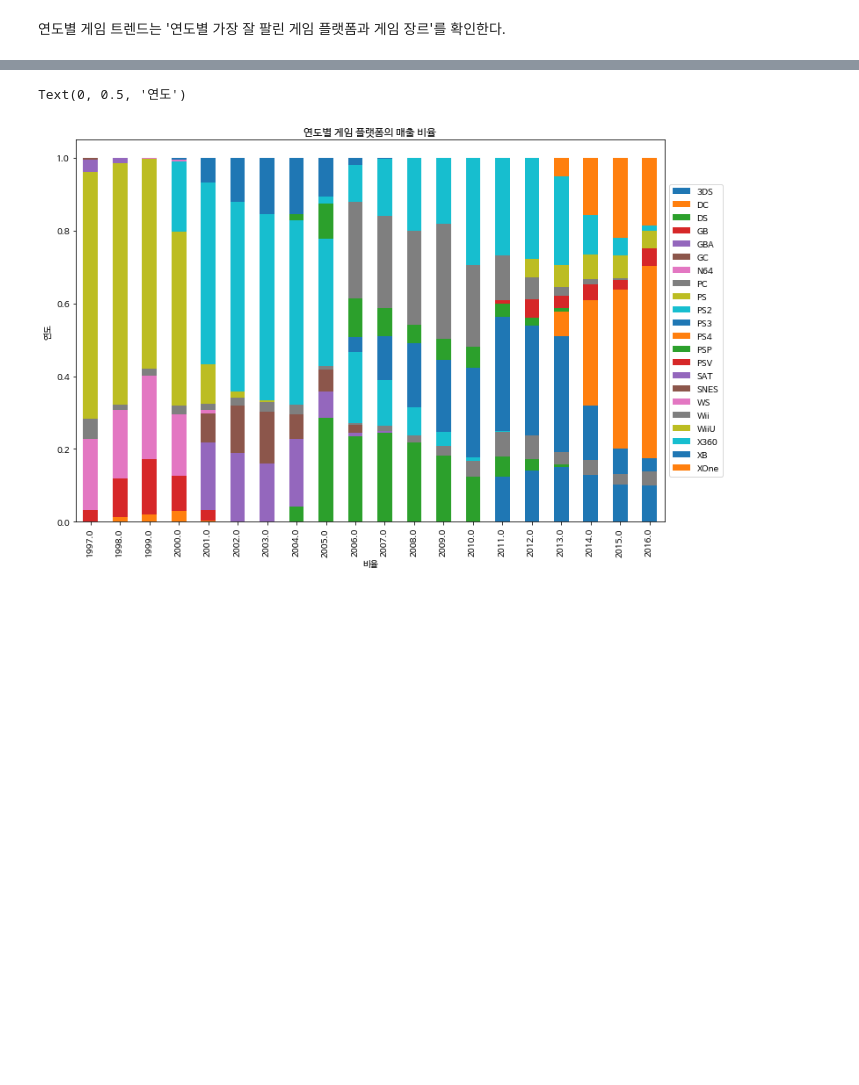
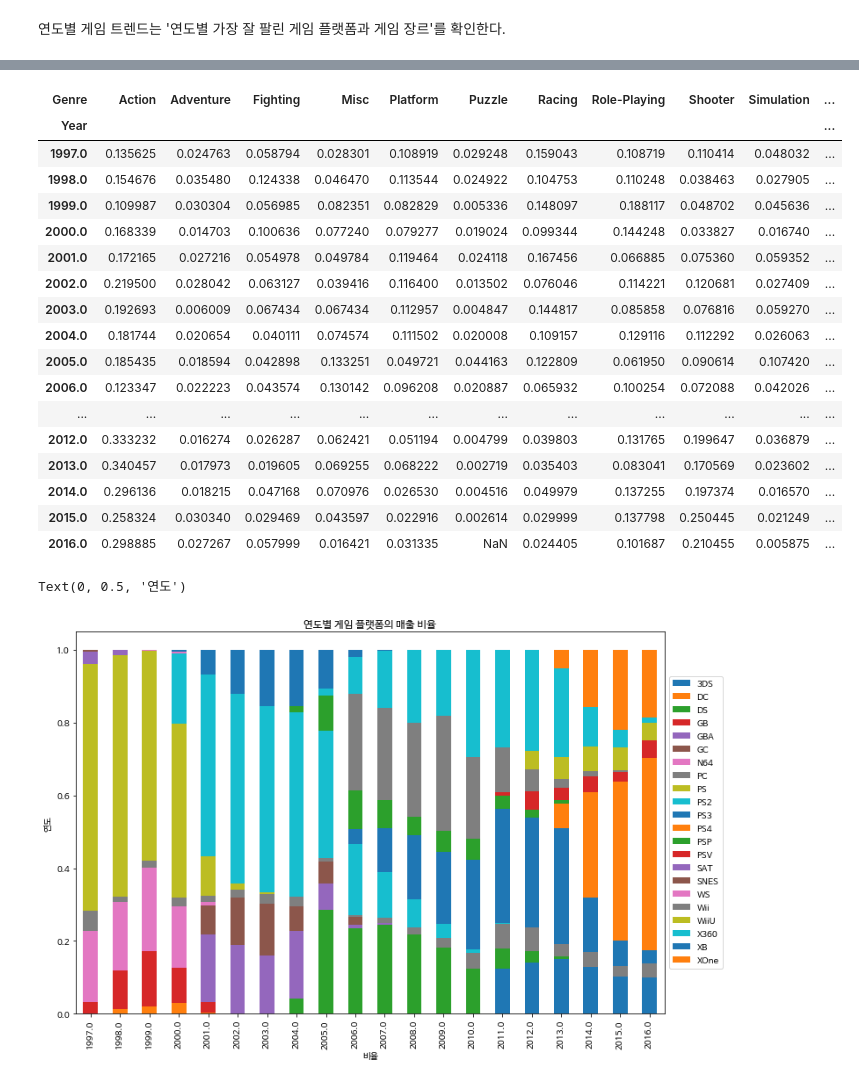
Before and after one commit to y001003/Bootcamp, a Jupyter notebook: Section1_Project.ipynb, the cells around one changed output, grey strips where cells are left out. Saved outputs shown, nothing was run; the diff lists cells and outputs as text; code cells hidden in the pictures; blank space fills up the shorter version.

```diff
--- a/Section1_Project.ipynb
+++ b/Section1_Project.ipynb
@@ -365,3 +350,25 @@ df_trend_p.dropna(how='all',axis=1,inplace=True)
+# %%
+df_trend_p
+df_trend_p_g
+# %% [output]
+| Genre | Action | Adventure | Fighting | Misc | Platform | Puzzle | Racing | Role-Playing | Shooter | Simulation | ... |
+| Year |  |  |  |  |  |  |  |  |  |  | ... |
+| 1997.0 | 0.135625 | 0.024763 | 0.058794 | 0.028301 | 0.108919 | 0.029248 | 0.159043 | 0.108719 | 0.110414 | 0.048032 | ... |
+| 1998.0 | 0.154676 | 0.035480 | 0.124338 | 0.046470 | 0.113544 | 0.024922 | 0.104753 | 0.110248 | 0.038463 | 0.027905 | ... |
+| 1999.0 | 0.109987 | 0.030304 | 0.056985 | 0.082351 | 0.082829 | 0.005336 | 0.148097 | 0.188117 | 0.048702 | 0.045636 | ... |
+| 2000.0 | 0.168339 | 0.014703 | 0.100636 | 0.077240 | 0.079277 | 0.019024 | 0.099344 | 0.144248 | 0.033827 | 0.016740 | ... |
+| 2001.0 | 0.172165 | 0.027216 | 0.054978 | 0.049784 | 0.119464 | 0.024118 | 0.167456 | 0.066885 | 0.075360 | 0.059352 | ... |
+| 2002.0 | 0.219500 | 0.028042 | 0.063127 | 0.039416 | 0.116400 | 0.013502 | 0.076046 | 0.114221 | 0.120681 | 0.027409 | ... |
+| 2003.0 | 0.192693 | 0.006009 | 0.067434 | 0.067434 | 0.112957 | 0.004847 | 0.144817 | 0.085858 | 0.076816 | 0.059270 | ... |
+| 2004.0 | 0.181744 | 0.020654 | 0.040111 | 0.074574 | 0.111502 | 0.020008 | 0.109157 | 0.129116 | 0.112292 | 0.026063 | ... |
+| 2005.0 | 0.185435 | 0.018594 | 0.042898 | 0.133251 | 0.049721 | 0.044163 | 0.122809 | 0.061950 | 0.090614 | 0.107420 | ... |
+| 2006.0 | 0.123347 | 0.022223 | 0.043574 | 0.130142 | 0.096208 | 0.020887 | 0.065932 | 0.100254 | 0.072088 | 0.042026 | ... |
+| ... | ... | ... | ... | ... | ... | ... | ... | ... | ... | ... | ... |
+| 2012.0 | 0.333232 | 0.016274 | 0.026287 | 0.062421 | 0.051194 | 0.004799 | 0.039803 | 0.131765 | 0.199647 | 0.036879 | ... |
+| 2013.0 | 0.340457 | 0.017973 | 0.019605 | 0.069255 | 0.068222 | 0.002719 | 0.035403 | 0.083041 | 0.170569 | 0.023602 | ... |
+| 2014.0 | 0.296136 | 0.018215 | 0.047168 | 0.070976 | 0.026530 | 0.004516 | 0.049979 | 0.137255 | 0.197374 | 0.016570 | ... |
+| 2015.0 | 0.258324 | 0.030340 | 0.029469 | 0.043597 | 0.022916 | 0.002614 | 0.029999 | 0.137798 | 0.250445 | 0.021249 | ... |
+| 2016.0 | 0.298885 | 0.027267 | 0.057999 | 0.016421 | 0.031335 | NaN | 0.024405 | 0.101687 | 0.210455 | 0.005875 | ... |
 # %%
 import matplotlib.pyplot as plt
 import seaborn as sns
```
Also changed, not shown: parts of 18 cells of this notebook.
